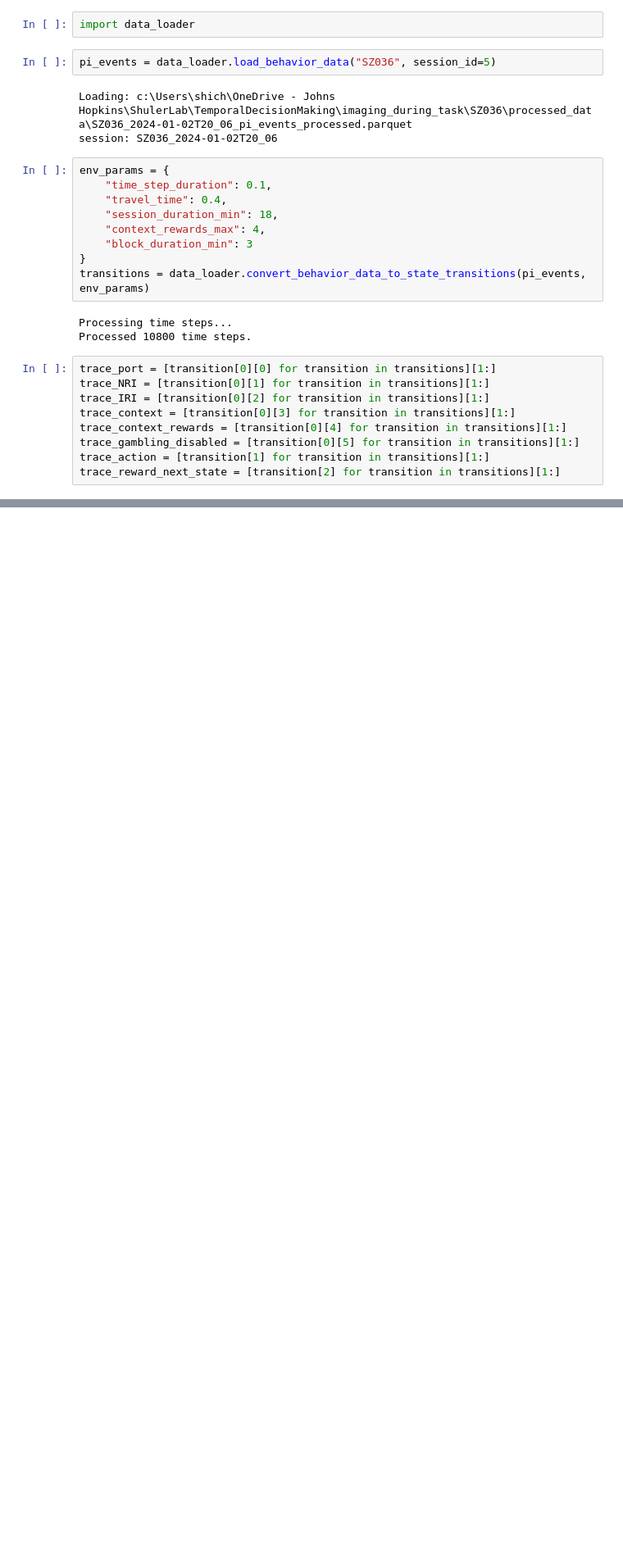
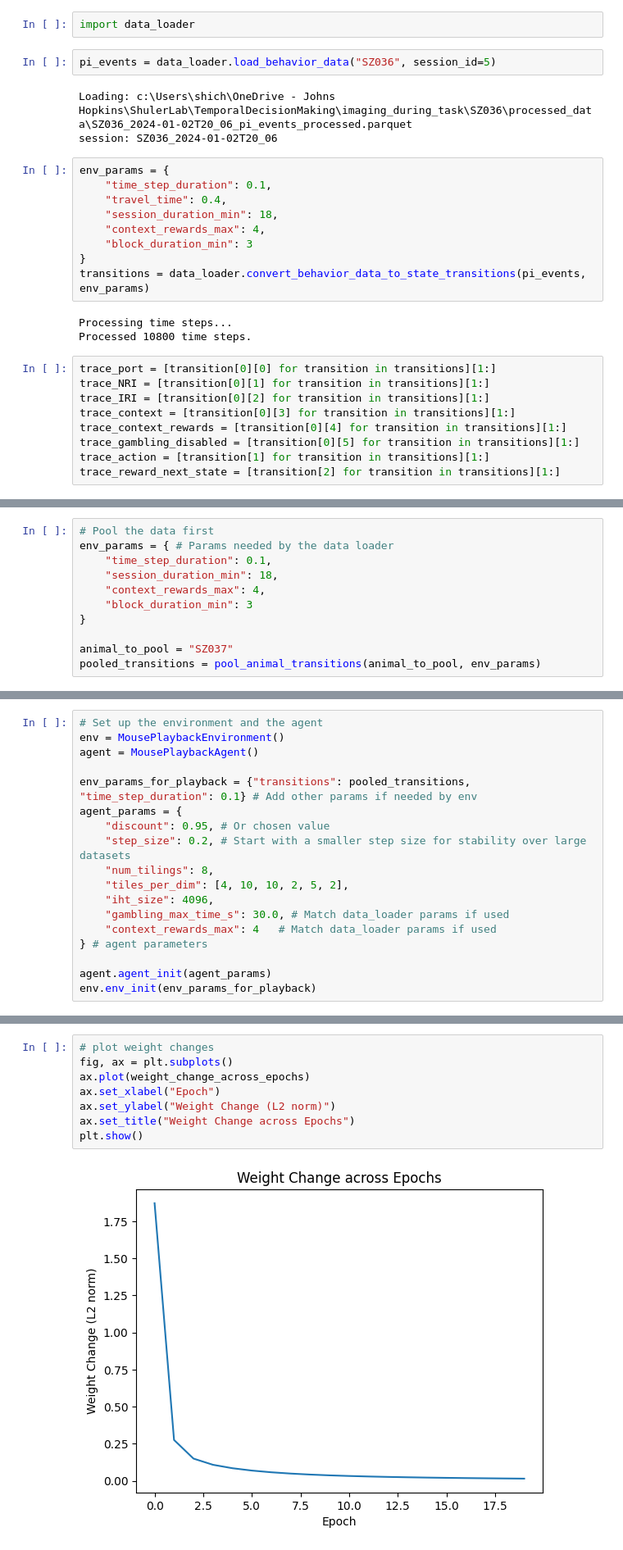
Before and after one commit to Szzzesan/reinforcement-learning-models, a Jupyter notebook: experiment.ipynb, the cells around one changed output, grey strips where cells are left out. Shown at 82% size. Cells and saved outputs as stored; diff of their text form; blank space fills up the shorter version.

```diff
--- a/experiment.ipynb
+++ b/experiment.ipynb
@@ -595,0 +744,11 @@ else:
+# %%
+# Pool the data first
+env_params = { # Params needed by the data loader
+    "time_step_duration": 0.1,
+    "session_duration_min": 18,
+    "context_rewards_max": 4,
+    "block_duration_min": 3
+}
+
+animal_to_pool = "SZ037"
+pooled_transitions = pool_animal_transitions(animal_to_pool, env_params)
@@ -595,0 +794,18 @@ else:
+# %%
+# Set up the environment and the agent
+env = MousePlaybackEnvironment()
+agent = MousePlaybackAgent()
+
+env_params_for_playback = {"transitions": pooled_transitions, "time_step_duration": 0.1} # Add other params if needed by env
+agent_params = {
+    "discount": 0.95, # Or chosen value
+    "step_size": 0.2, # Start with a smaller step size for stability over large datasets
+    "num_tilings": 8,
+    "tiles_per_dim": [4, 10, 10, 2, 5, 2],
+    "iht_size": 4096,
+    "gambling_max_time_s": 30.0, # Match data_loader params if used
+    "context_rewards_max": 4   # Match data_loader params if used
+} # agent parameters
+
+agent.agent_init(agent_params)
+env.env_init(env_params_for_playback)
@@ -595,0 +887,10 @@ else:
+# %%
+# plot weight changes
+fig, ax = plt.subplots()
+ax.plot(weight_change_across_epochs)
+ax.set_xlabel("Epoch")
+ax.set_ylabel("Weight Change (L2 norm)")
+ax.set_title("Weight Change across Epochs")
+plt.show()
+# %% [output]
+[figure, added]
```
Also changed, not shown: parts of 34 cells of this notebook.
